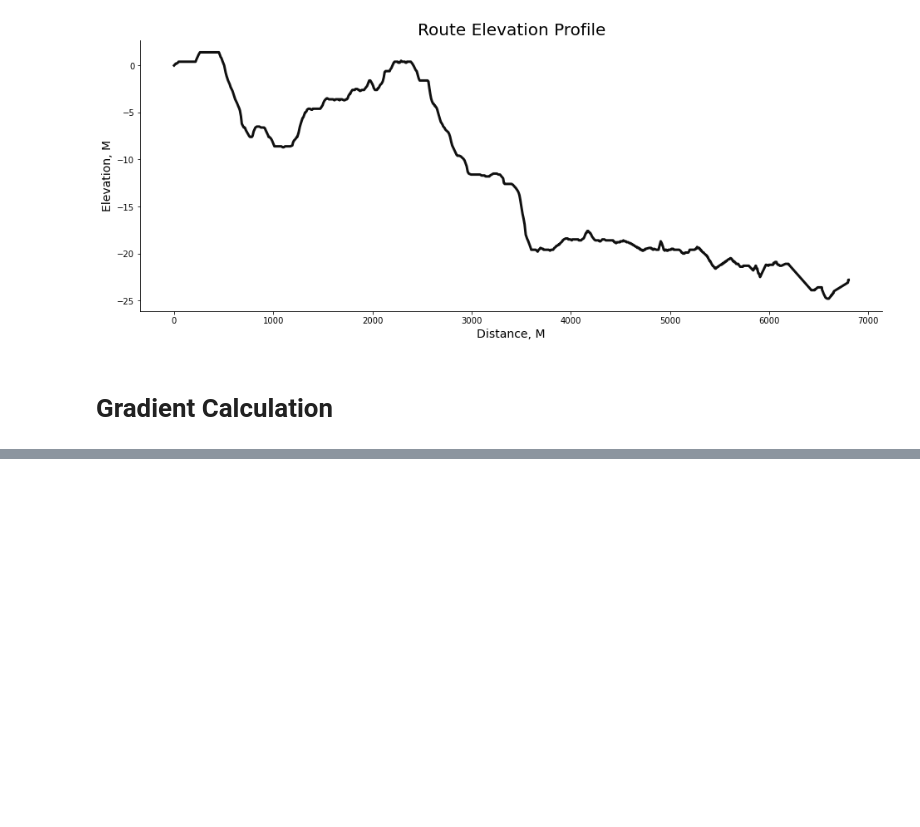
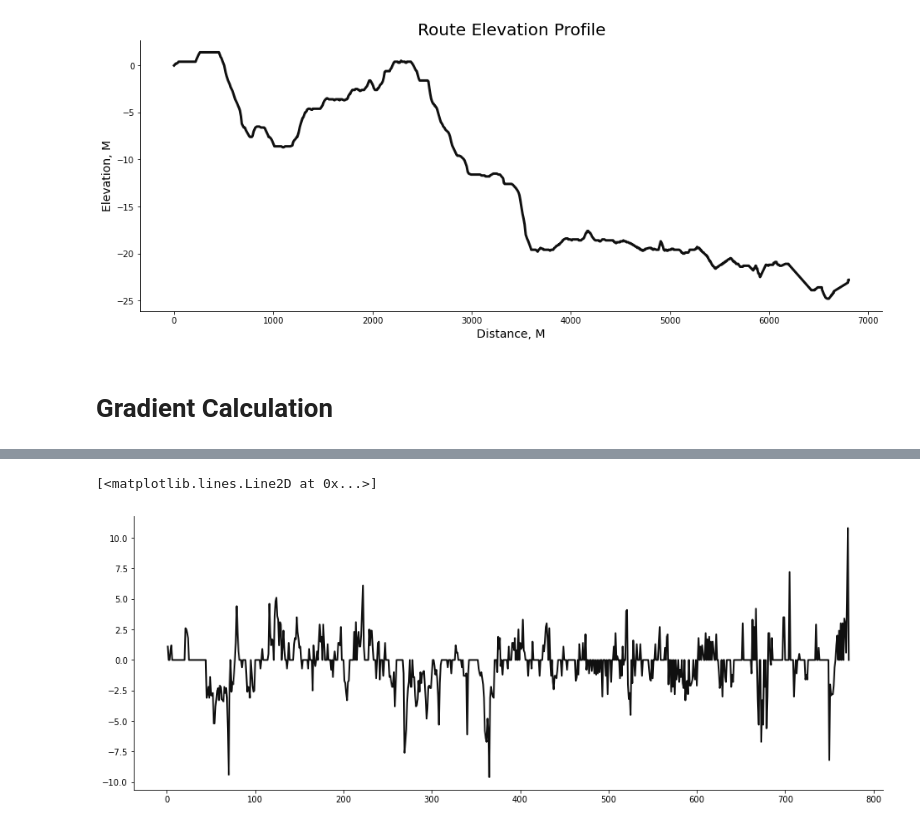
Before and after one commit to brianclements03/my_strava_project, a Jupyter notebook: New_GPX_Explo.ipynb, the cells around one changed output, grey strips where cells are left out. Saved outputs shown, nothing was run; the diff lists cells and outputs as text; code cells hidden in the pictures; blank space fills up the shorter version.

```diff
--- a/New_GPX_Explo.ipynb
+++ b/New_GPX_Explo.ipynb
@@ -323,0 +374,5 @@ Text(0, 0.5, 'Elevation, M')
+# %%
+plt.plot(np.arange(len(gradients)), gradients, lw=2, color='#101010')
+# %% [output]
+[<matplotlib.lines.Line2D at 0x...>]
+[figure, added]
```
Also changed, not shown: parts of 13 cells of this notebook.
